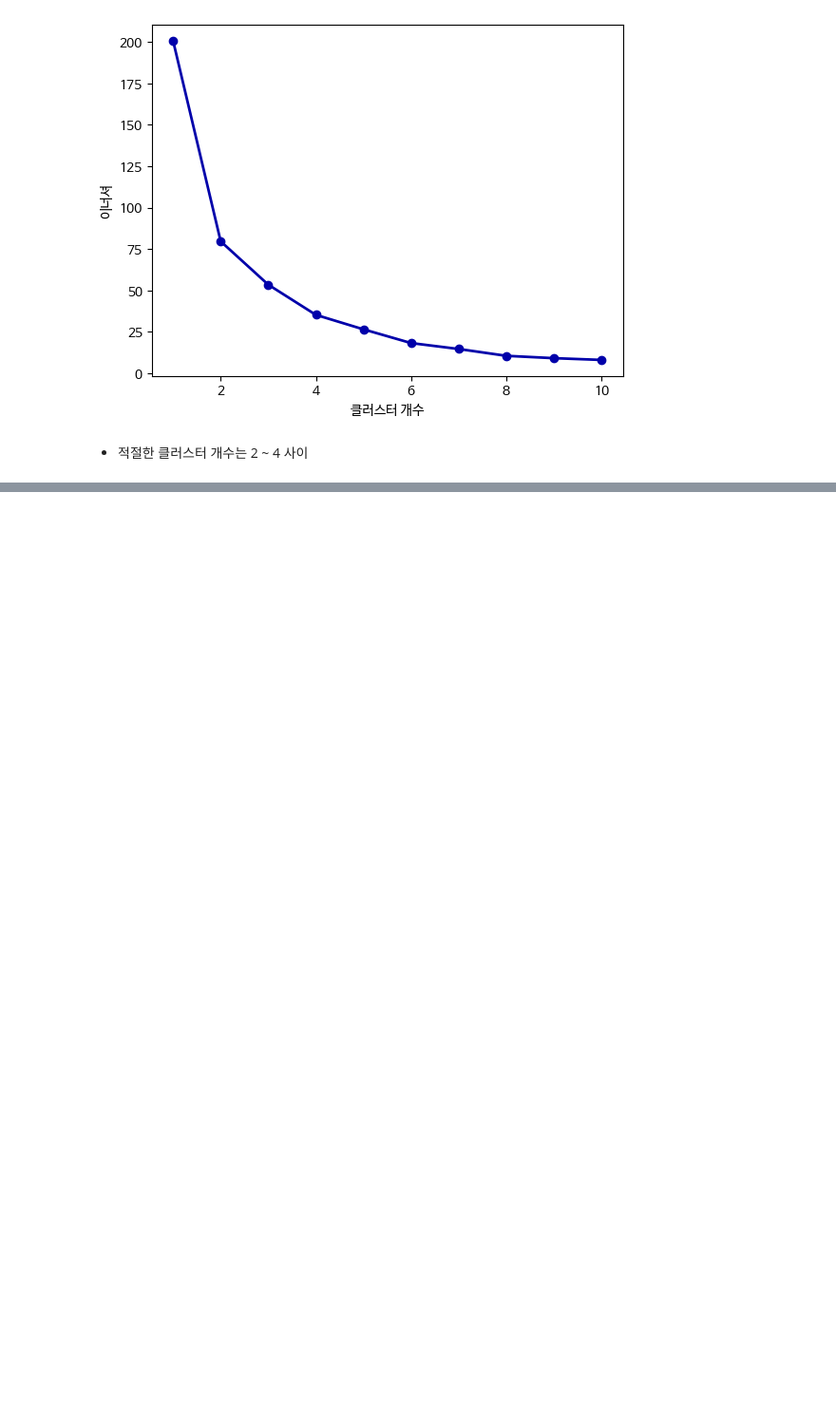
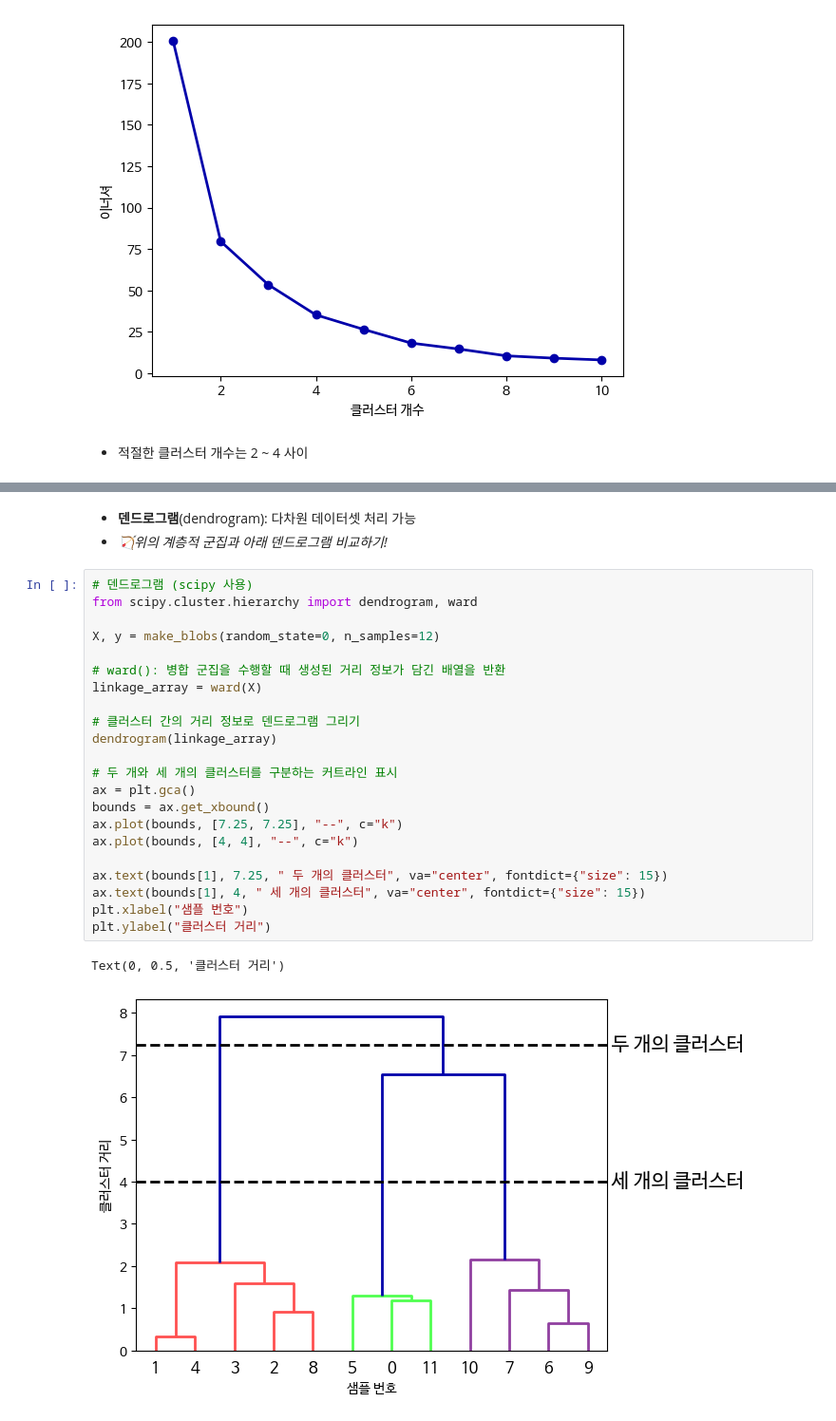
Before and after one commit to tjdux/Introduction-to-Machine-Learning-with-Python, a Jupyter notebook: 03_5_군집.ipynb, the cells around one changed output, grey strips where cells are left out. Shown at 95% size. Drawn from its saved outputs; the diff is of its cells as text; blank space fills up the shorter version.

```diff
--- a/03_5_군집.ipynb
+++ b/03_5_군집.ipynb
@@ -346,0 +388,28 @@ plt.show()
+# %% [markdown]
+- **덴드로그램**(dendrogram): 다차원 데이터셋 처리 가능
+- *🏹위의 계층적 군집과 아래 덴드로그램 비교하기!*
+# %%
+# 덴드로그램 (scipy 사용)
+from scipy.cluster.hierarchy import dendrogram, ward
+
+X, y = make_blobs(random_state=0, n_samples=12)
+
+# ward(): 병합 군집을 수행할 때 생성된 거리 정보가 담긴 배열을 반환
+linkage_array = ward(X)
+
+# 클러스터 간의 거리 정보로 덴드로그램 그리기
+dendrogram(linkage_array)
+
+# 두 개와 세 개의 클러스터를 구분하는 커트라인 표시
+ax = plt.gca()
+bounds = ax.get_xbound()
+ax.plot(bounds, [7.25, 7.25], "--", c="k")
+ax.plot(bounds, [4, 4], "--", c="k")
+
+ax.text(bounds[1], 7.25, " 두 개의 클러스터", va="center", fontdict={"size": 15})
+ax.text(bounds[1], 4, " 세 개의 클러스터", va="center", fontdict={"size": 15})
+plt.xlabel("샘플 번호")
+plt.ylabel("클러스터 거리")
+# %% [output]
+Text(0, 0.5, '클러스터 거리')
+[figure, added]
```
Also changed, not shown: parts of 18 cells of this notebook.
